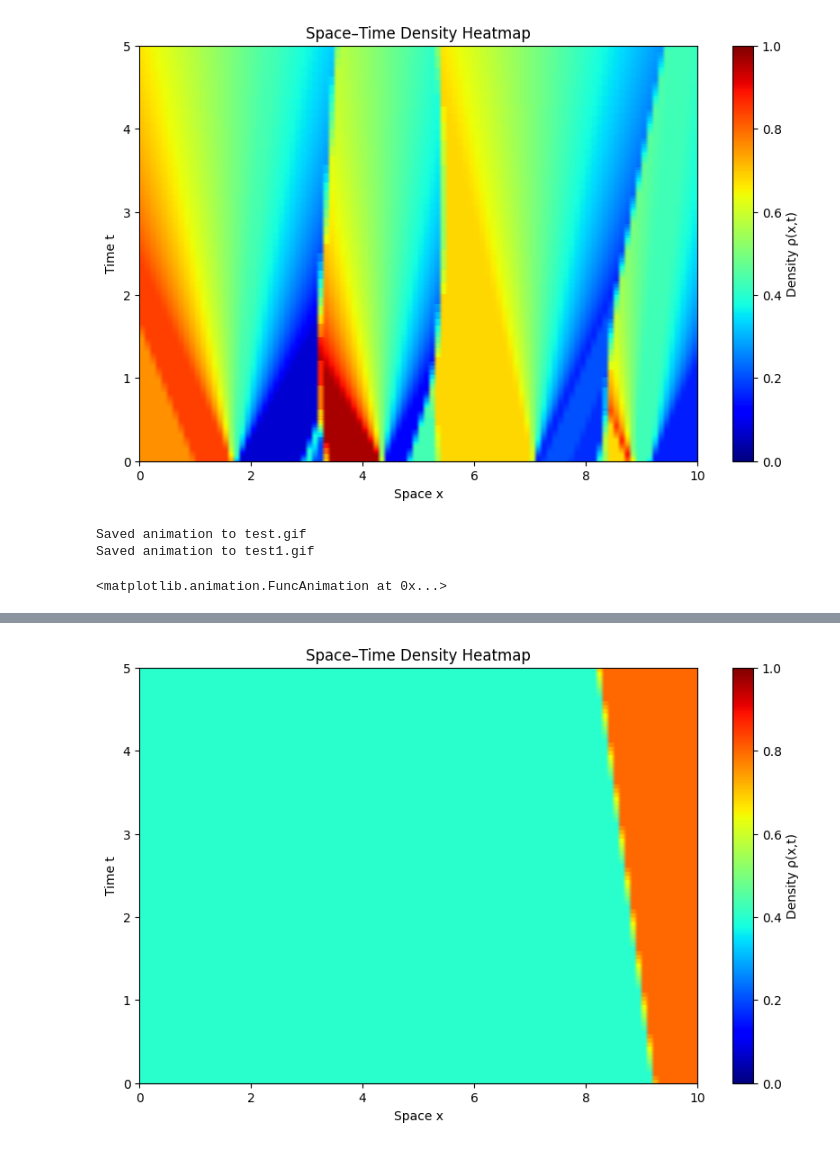
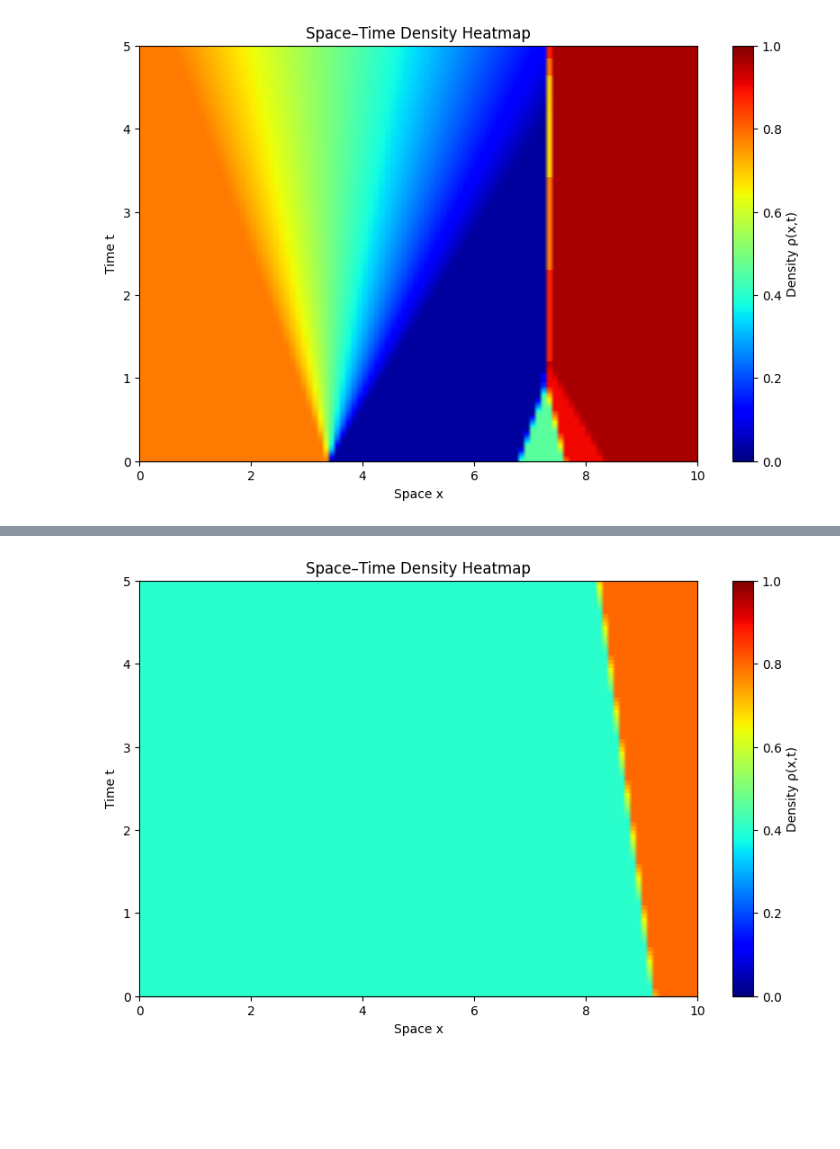
Before and after one commit to mchami02/saint-venant, a Jupyter notebook: operator_learning/operator_test.ipynb, the cells around one changed output, grey strips where cells are left out. Drawn from its saved outputs; the diff is of its cells as text; code cells hidden in the pictures; blank space fills up the shorter version.

```diff
--- a/operator_learning/operator_test.ipynb
+++ b/operator_learning/operator_test.ipynb
@@ -1,17 +1,14 @@
 # %%
 from operator_data_pipeline import get_nfv_dataset
 from numerical_methods.plotter import plot_grid_density, animate_density
 
 nx = 100
 nt = 500
 dx = 0.1
 dt = 0.01
-grids = get_nfv_dataset(3, nx, nt, dx, dt, max_steps=20)
+grids = get_nfv_dataset(1, nx, nt, dx, dt, max_steps=5)
 plot_grid_density(grids[0], nx, nt, dx, dt)
-animate_density(grids[0], nx, nt, dx, dt, output_name='test.gif')
-animate_density(grids[0].T, nt, nx, dt, dx, output_name='test1.gif',skip_frames=2)
+# animate_density(grids[0], nx, nt, dx, dt, output_name='test.gif')
+# animate_density(grids[0].T, nt, nx, dt, dx, output_name='test1.gif',skip_frames=2)
 # %% [output]
-[figure, old version]
+[figure, new version]
-Saved animation to test.gif
-Saved animation to test1.gif
-<matplotlib.animation.FuncAnimation at 0x...>
```
Also changed, not shown: parts of 1 cell of this notebook, 3 other files.
